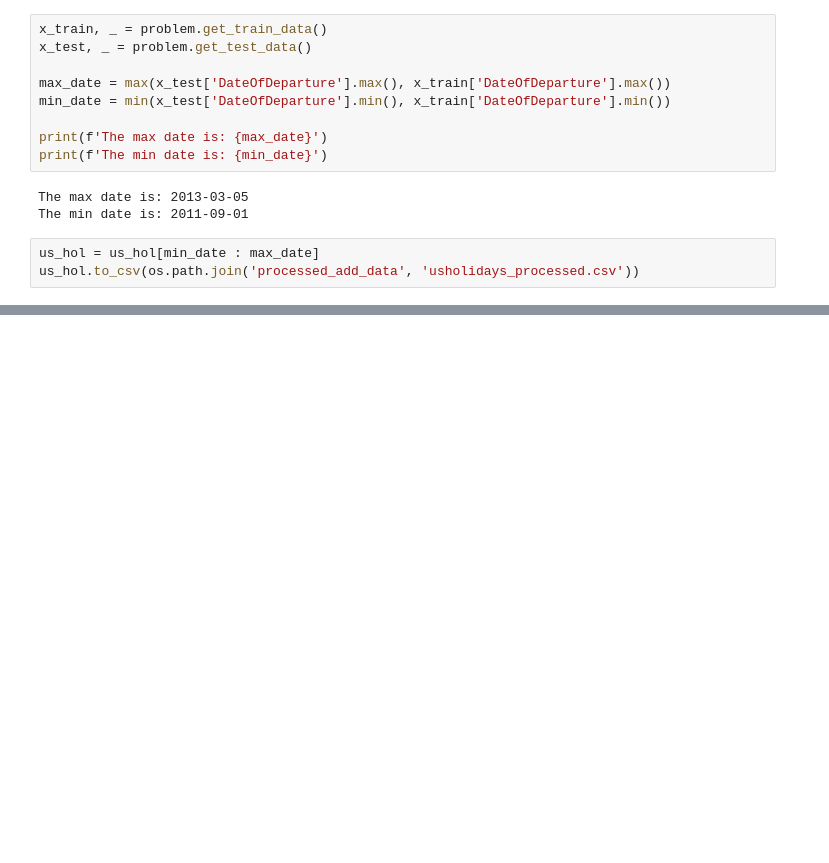
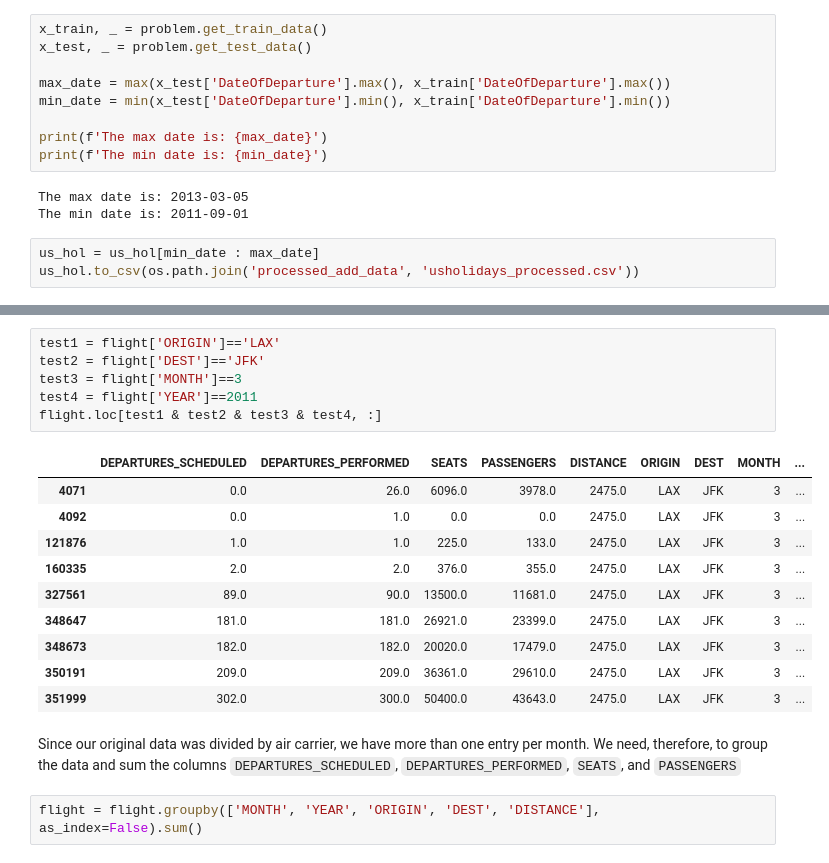
Before and after one commit to henrique-britoleao/air_passenger_traffic, a Jupyter notebook: data_treating.ipynb, the cells around one changed output, grey strips where cells are left out. Saved outputs shown, nothing was run; the diff lists cells and outputs as text; blank space fills up the shorter version.

```diff
--- a/data_treating.ipynb
+++ b/data_treating.ipynb
@@ -201,0 +213,21 @@ working_pop.to_csv(os.path.join('processed_add_data', 'working_pop.csv'))
+# %%
+test1 = flight['ORIGIN']=='LAX'
+test2 = flight['DEST']=='JFK'
+test3 = flight['MONTH']==3
+test4 = flight['YEAR']==2011
+flight.loc[test1 & test2 & test3 & test4, :]
+# %% [output]
+|  | DEPARTURES_SCHEDULED | DEPARTURES_PERFORMED | SEATS | PASSENGERS | DISTANCE | ORIGIN | DEST | MONTH | ... |
+| 4071 | 0.0 | 26.0 | 6096.0 | 3978.0 | 2475.0 | LAX | JFK | 3 | ... |
+| 4092 | 0.0 | 1.0 | 0.0 | 0.0 | 2475.0 | LAX | JFK | 3 | ... |
+| 121876 | 1.0 | 1.0 | 225.0 | 133.0 | 2475.0 | LAX | JFK | 3 | ... |
+| 160335 | 2.0 | 2.0 | 376.0 | 355.0 | 2475.0 | LAX | JFK | 3 | ... |
+| 327561 | 89.0 | 90.0 | 13500.0 | 11681.0 | 2475.0 | LAX | JFK | 3 | ... |
+| 348647 | 181.0 | 181.0 | 26921.0 | 23399.0 | 2475.0 | LAX | JFK | 3 | ... |
+| 348673 | 182.0 | 182.0 | 20020.0 | 17479.0 | 2475.0 | LAX | JFK | 3 | ... |
+| 350191 | 209.0 | 209.0 | 36361.0 | 29610.0 | 2475.0 | LAX | JFK | 3 | ... |
+| 351999 | 302.0 | 300.0 | 50400.0 | 43643.0 | 2475.0 | LAX | JFK | 3 | ... |
+# %% [markdown]
+Since our original data was divided by air carrier, we have more than one entry per month. We need, therefore, to group the data and sum the columns `DEPARTURES_SCHEDULED`, `DEPARTURES_PERFORMED`, `SEATS`, and `PASSENGERS`
+# %%
+flight = flight.groupby(['MONTH', 'YEAR', 'ORIGIN', 'DEST', 'DISTANCE'], as_index=False).sum()
```
Also changed, not shown: parts of 20 cells of this notebook.
